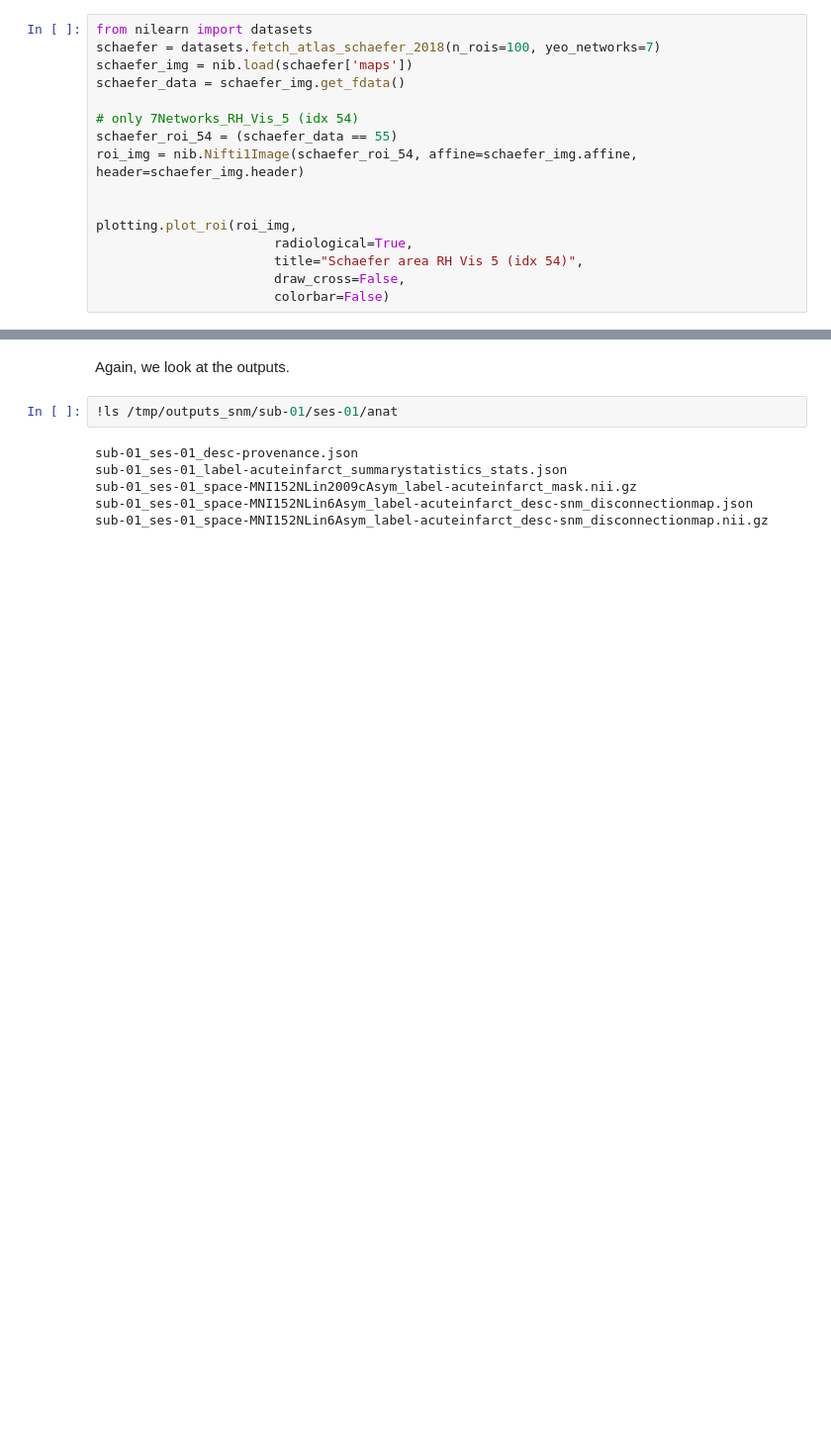
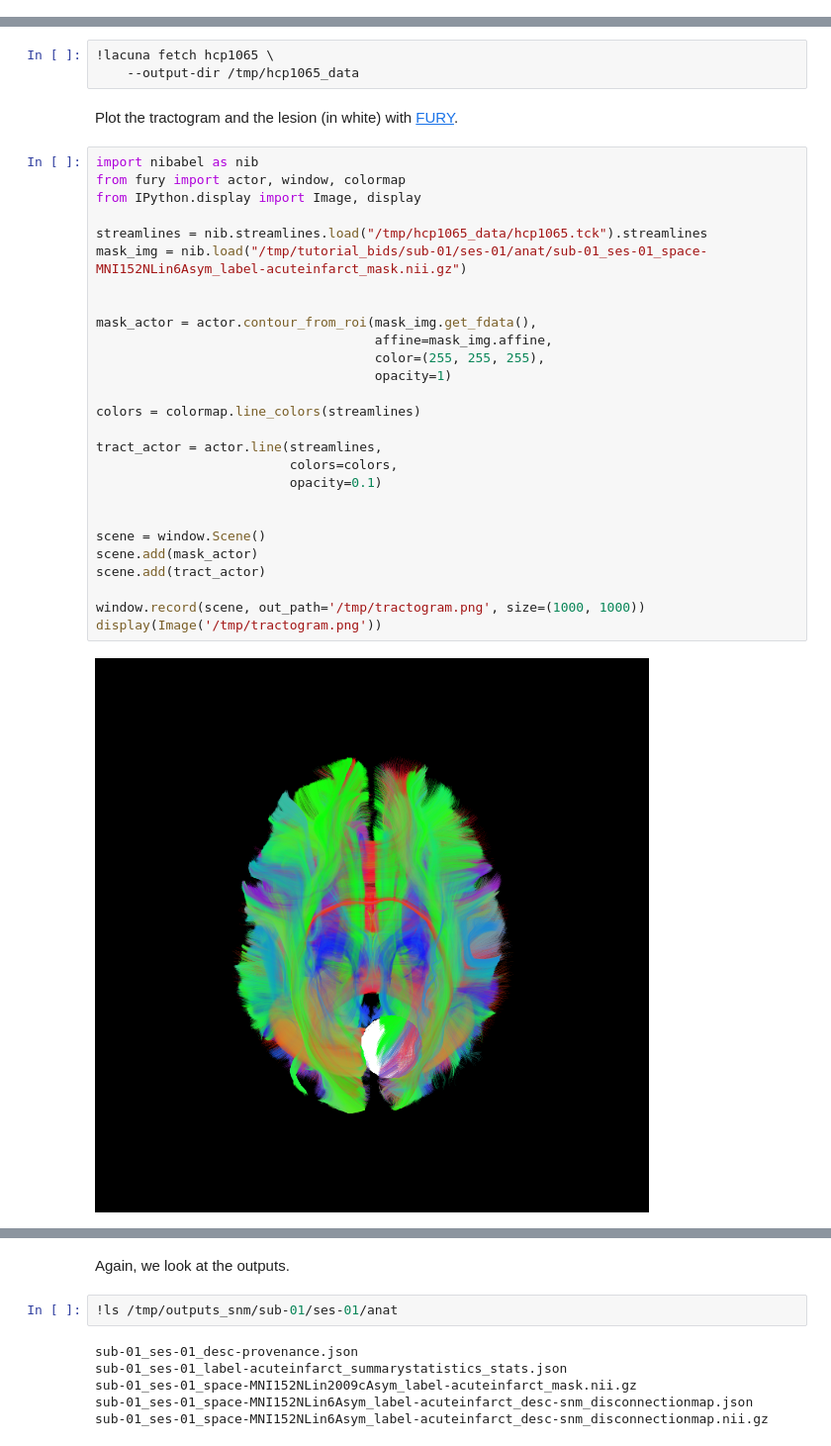
Before and after one commit to m-petersen/lacuna, a Jupyter notebook: docs/tutorials/structural-network-mapping.ipynb, the cells around one changed output, grey strips where cells are left out. Shown at 99% size. Cells and saved outputs as stored; diff of their text form; blank space fills up the shorter version.

```diff
--- a/docs/tutorials/structural-network-mapping.ipynb
+++ b/docs/tutorials/structural-network-mapping.ipynb
@@ -267,16 +84,0 @@ Schaefer area RH Vis 5 has the highest overlap with the lesion (63%). Let's chec
-# %%
-from nilearn import datasets
-schaefer = datasets.fetch_atlas_schaefer_2018(n_rois=100, yeo_networks=7)
-schaefer_img = nib.load(schaefer['maps'])
-schaefer_data = schaefer_img.get_fdata()
-
-# only 7Networks_RH_Vis_5 (idx 54)
-schaefer_roi_54 = (schaefer_data == 55)
-roi_img = nib.Nifti1Image(schaefer_roi_54, affine=schaefer_img.affine, header=schaefer_img.header)
-
-
-plotting.plot_roi(roi_img,
-                       radiological=True,
-                       title="Schaefer area RH Vis 5 (idx 54)",
-                       draw_cross=False,
-                       colorbar=False)
@@ -363 +97,35 @@ For more details, see http://www.mrtrix.org/.
+# %%
+!lacuna fetch hcp1065 \
+    --output-dir /tmp/hcp1065_data
+# %% [markdown]
+Plot the tractogram and the lesion (in white) with [FURY](https://fury.gl/latest/index.html).
+# %%
+import nibabel as nib
+from fury import actor, window, colormap
+from IPython.display import Image, display
+
+streamlines = nib.streamlines.load("/tmp/hcp1065_data/hcp1065.tck").streamlines
+mask_img = nib.load("/tmp/tutorial_bids/sub-01/ses-01/anat/sub-01_ses-01_space-MNI152NLin6Asym_label-acuteinfarct_mask.nii.gz")
+
+
+mask_actor = actor.contour_from_roi(mask_img.get_fdata(),
+                                    affine=mask_img.affine,
+                                    color=(255, 255, 255),
+                                    opacity=1)
+
+colors = colormap.line_colors(streamlines)
+
+tract_actor = actor.line(streamlines,
+                         colors=colors,
+                         opacity=0.1)
+
+
+scene = window.Scene()
+scene.add(mask_actor)
+scene.add(tract_actor)
+
+window.record(scene, out_path='/tmp/tractogram.png', size=(1000, 1000))
+display(Image('/tmp/tractogram.png'))
+# %% [output]
+[figure, added]
 # %% [markdown]
```
Also changed, not shown: parts of 55 cells of this notebook, 5 other files.
